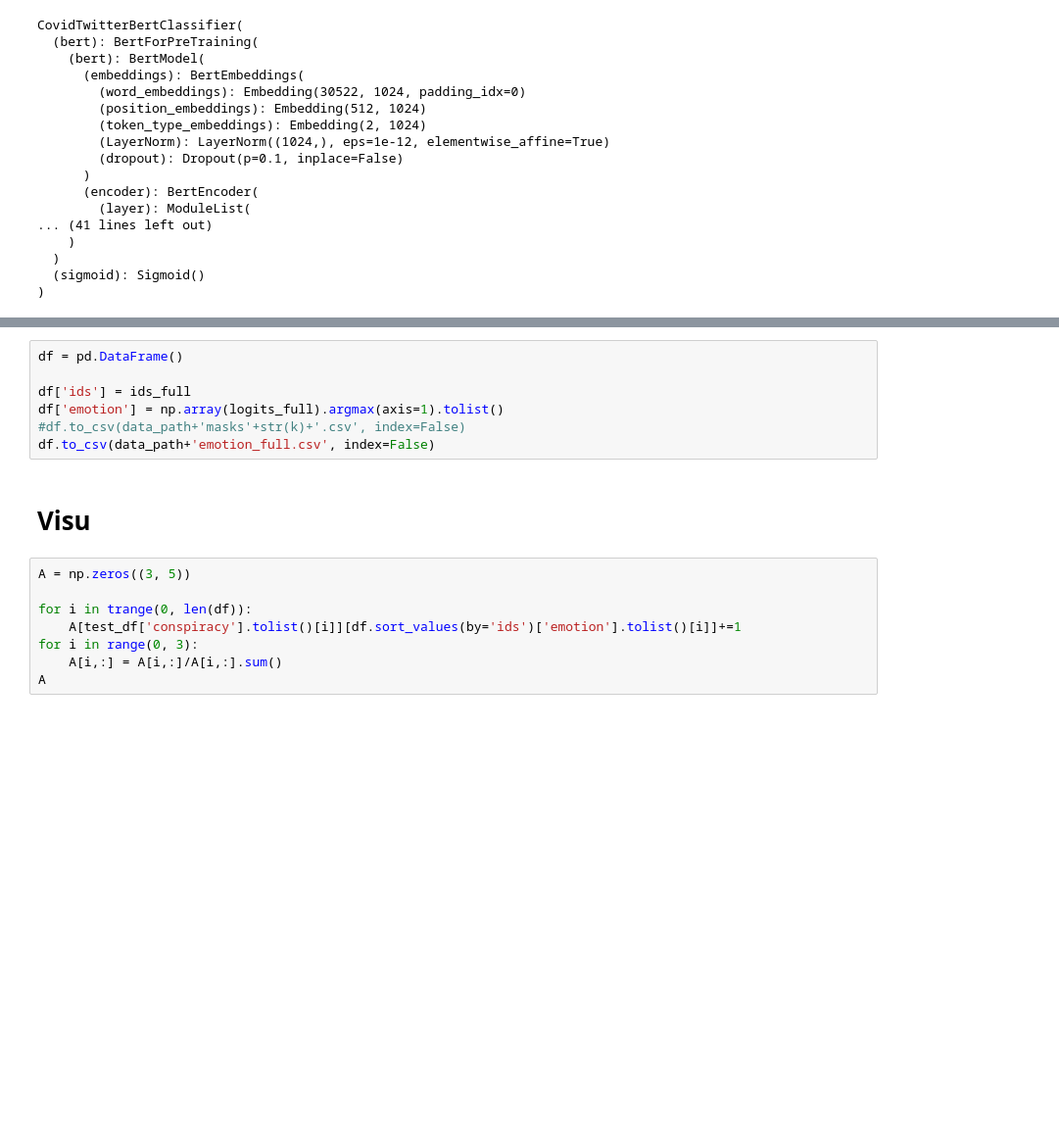
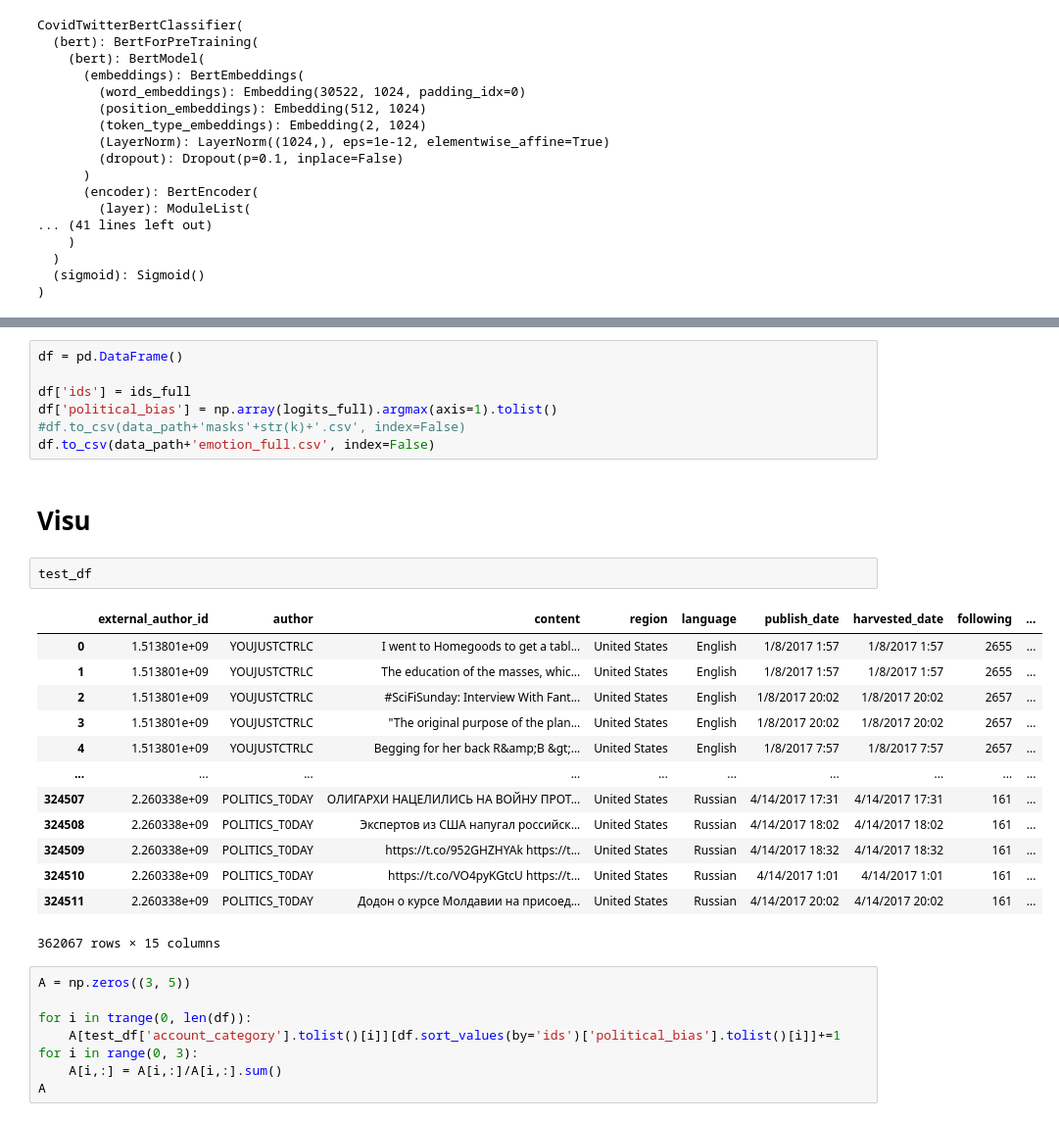
Before and after one commit to DrRicky31/Fact-Checking-on-Twitter, a Jupyter notebook: src/Train-Inference.ipynb, the cells around one changed output, grey strips where cells are left out. Shown at 98% size. Cells and saved outputs as stored; diff of their text form; blank space fills up the shorter version.

```diff
--- a/src/Train-Inference.ipynb
+++ b/src/Train-Inference.ipynb
@@ -599,16 +604,32 @@ print("\n")
 df = pd.DataFrame()
 
 df['ids'] = ids_full
-df['emotion'] = np.array(logits_full).argmax(axis=1).tolist()
+df['political_bias'] = np.array(logits_full).argmax(axis=1).tolist()
 #df.to_csv(data_path+'masks'+str(k)+'.csv', index=False)
 df.to_csv(data_path+'emotion_full.csv', index=False)
 # %% [markdown]
 # Visu
+# %%
+test_df
+# %% [output]
+|  | external_author_id | author | content | region | language | publish_date | harvested_date | following | ... |
+| 0 | 1.513801e+09 | YOUJUSTCTRLC | I went to Homegoods to get a tabl... | United States | English | 1/8/2017 1:57 | 1/8/2017 1:57 | 2655 | ... |
+| 1 | 1.513801e+09 | YOUJUSTCTRLC | The education of the masses, whic... | United States | English | 1/8/2017 1:57 | 1/8/2017 1:57 | 2655 | ... |
+| 2 | 1.513801e+09 | YOUJUSTCTRLC | #SciFiSunday: Interview With Fant... | United States | English | 1/8/2017 20:02 | 1/8/2017 20:02 | 2657 | ... |
+| 3 | 1.513801e+09 | YOUJUSTCTRLC | "The original purpose of the plan... | United States | English | 1/8/2017 20:02 | 1/8/2017 20:02 | 2657 | ... |
+| 4 | 1.513801e+09 | YOUJUSTCTRLC | Begging for her back R&amp;B &gt;... | United States | English | 1/8/2017 7:57 | 1/8/2017 7:57 | 2657 | ... |
+| ... | ... | ... | ... | ... | ... | ... | ... | ... | ... |
+| 324507 | 2.260338e+09 | POLITICS_T0DAY | ОЛИГАРХИ НАЦЕЛИЛИСЬ НА ВОЙНУ ПРОТ... | United States | Russian | 4/14/2017 17:31 | 4/14/2017 17:31 | 161 | ... |
+| 324508 | 2.260338e+09 | POLITICS_T0DAY | Экспертов из США напугал российск... | United States | Russian | 4/14/2017 18:02 | 4/14/2017 18:02 | 161 | ... |
+| 324509 | 2.260338e+09 | POLITICS_T0DAY | https://t.co/952GHZHYAk https://t... | United States | Russian | 4/14/2017 18:32 | 4/14/2017 18:32 | 161 | ... |
+| 324510 | 2.260338e+09 | POLITICS_T0DAY | https://t.co/VO4pyKGtcU https://t... | United States | Russian | 4/14/2017 1:01 | 4/14/2017 1:01 | 161 | ... |
+| 324511 | 2.260338e+09 | POLITICS_T0DAY | Додон о курсе Молдавии на присоед... | United States | Russian | 4/14/2017 20:02 | 4/14/2017 20:02 | 161 | ... |
+362067 rows × 15 columns
 # %%
 A = np.zeros((3, 5))
 
 for i in trange(0, len(df)):
-    A[test_df['conspiracy'].tolist()[i]][df.sort_values(by='ids')['emotion'].tolist()[i]]+=1
+    A[test_df['account_category'].tolist()[i]][df.sort_values(by='ids')['political_bias'].tolist()[i]]+=1
 for i in range(0, 3):
     A[i,:] = A[i,:]/A[i,:].sum()
 A
```
Also changed, not shown: parts of 2 cells of this notebook.
